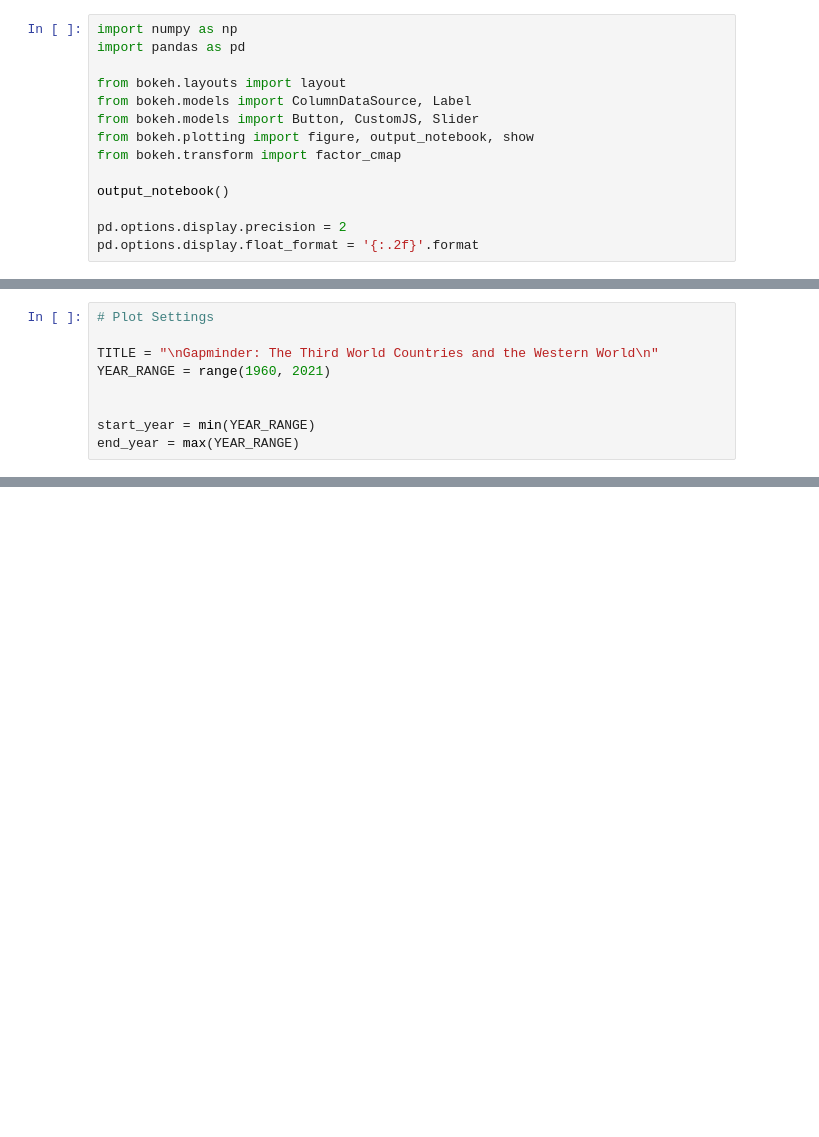
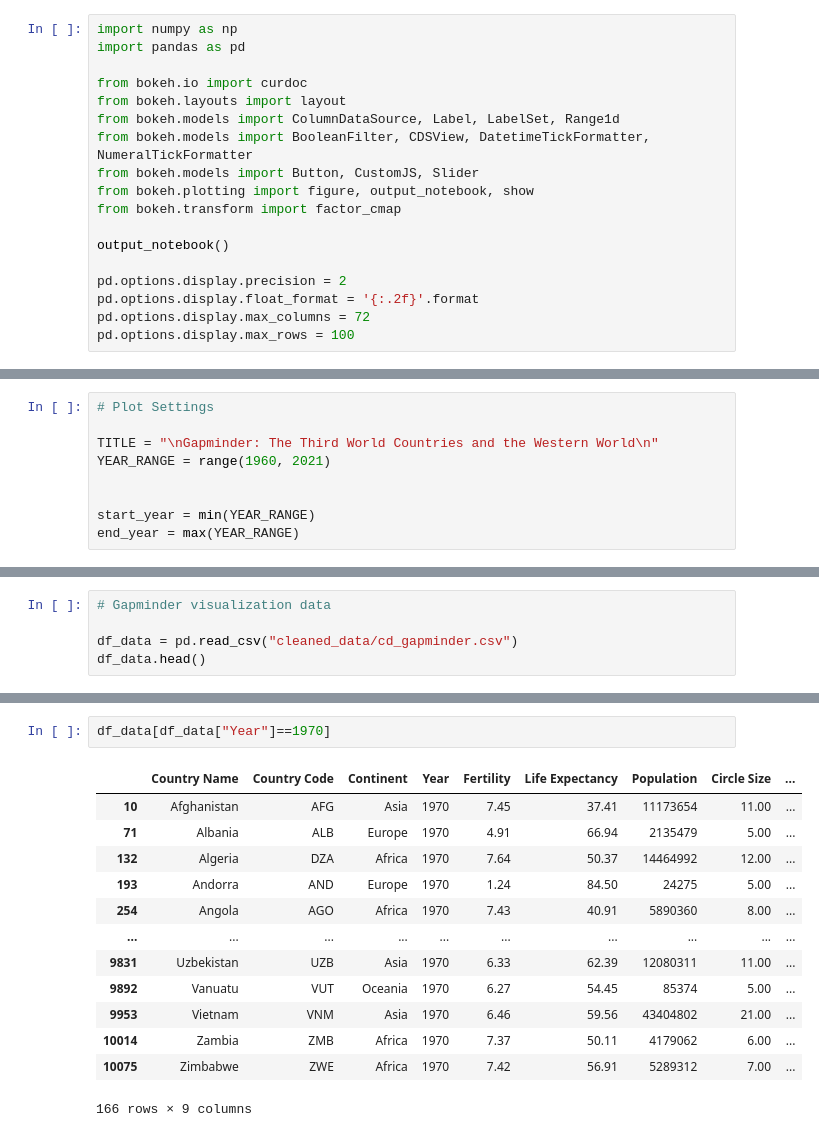
Before and after one commit to lajmcourses/CloningGapminder, a Jupyter notebook: 03_Gapminder_Visualization.ipynb, the cells around one changed output, grey strips where cells are left out. Saved outputs shown, nothing was run; the diff lists cells and outputs as text; blank space fills up the shorter version.

Commit message:
Gapminder notebooks updates

```diff
--- a/03_Gapminder_Visualization.ipynb
+++ b/03_Gapminder_Visualization.ipynb
@@ -14,8 +14,10 @@
 import numpy as np
 import pandas as pd
 
+from bokeh.io import curdoc
 from bokeh.layouts import layout
-from bokeh.models import ColumnDataSource, Label
+from bokeh.models import ColumnDataSource, Label, LabelSet, Range1d
+from bokeh.models import BooleanFilter, CDSView, DatetimeTickFormatter, NumeralTickFormatter
 from bokeh.models import Button, CustomJS, Slider
 from bokeh.plotting import figure, output_notebook, show
 from bokeh.transform import factor_cmap
@@ -24,6 +26,8 @@ output_notebook()
 
 pd.options.display.precision = 2
 pd.options.display.float_format = '{:.2f}'.format
+pd.options.display.max_columns = 72
+pd.options.display.max_rows = 100
 # %% [output]
 Loading BokehJS ...
 [interactive output not drawn]
@@ -83,0 +43,5 @@ WARNING:bokeh.core.validation.check:W-1000 (MISSING_RENDERERS): Plot has no rend
+# %%
+# Gapminder visualization data
+
+df_data = pd.read_csv("cleaned_data/cd_gapminder.csv")
+df_data.head()
@@ -83,0 +55,16 @@ WARNING:bokeh.core.validation.check:W-1000 (MISSING_RENDERERS): Plot has no rend
+# %%
+df_data[df_data["Year"]==1970]
+# %% [output]
+|  | Country Name | Country Code | Continent | Year | Fertility | Life Expectancy | Population | Circle Size | ... |
+| 10 | Afghanistan | AFG | Asia | 1970 | 7.45 | 37.41 | 11173654 | 11.00 | ... |
+| 71 | Albania | ALB | Europe | 1970 | 4.91 | 66.94 | 2135479 | 5.00 | ... |
+| 132 | Algeria | DZA | Africa | 1970 | 7.64 | 50.37 | 14464992 | 12.00 | ... |
+| 193 | Andorra | AND | Europe | 1970 | 1.24 | 84.50 | 24275 | 5.00 | ... |
+| 254 | Angola | AGO | Africa | 1970 | 7.43 | 40.91 | 5890360 | 8.00 | ... |
+| ... | ... | ... | ... | ... | ... | ... | ... | ... | ... |
+| 9831 | Uzbekistan | UZB | Asia | 1970 | 6.33 | 62.39 | 12080311 | 11.00 | ... |
+| 9892 | Vanuatu | VUT | Oceania | 1970 | 6.27 | 54.45 | 85374 | 5.00 | ... |
+| 9953 | Vietnam | VNM | Asia | 1970 | 6.46 | 59.56 | 43404802 | 21.00 | ... |
+| 10014 | Zambia | ZMB | Africa | 1970 | 7.37 | 50.11 | 4179062 | 6.00 | ... |
+| 10075 | Zimbabwe | ZWE | Africa | 1970 | 7.42 | 56.91 | 5289312 | 7.00 | ... |
+166 rows × 9 columns
```
Also changed, not shown: parts of 7 cells of this notebook, 2 other files.
